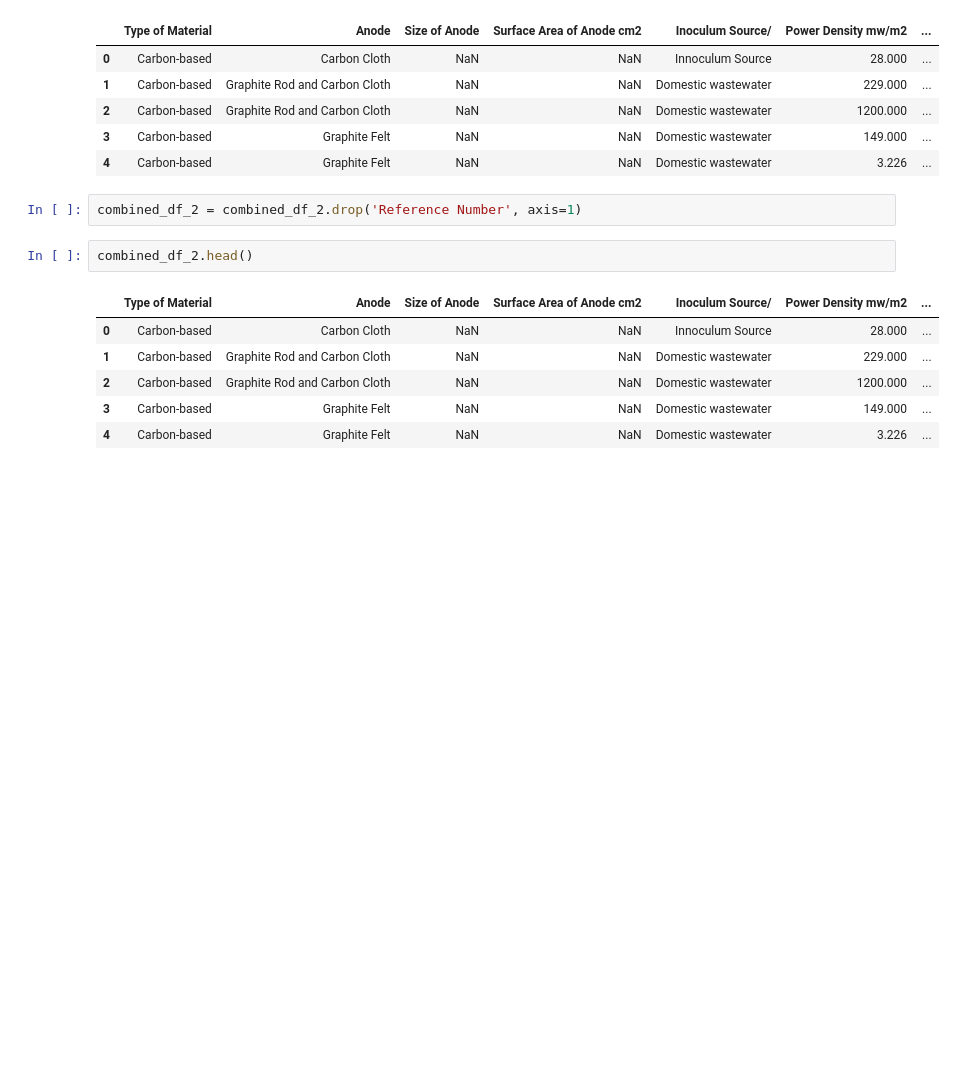
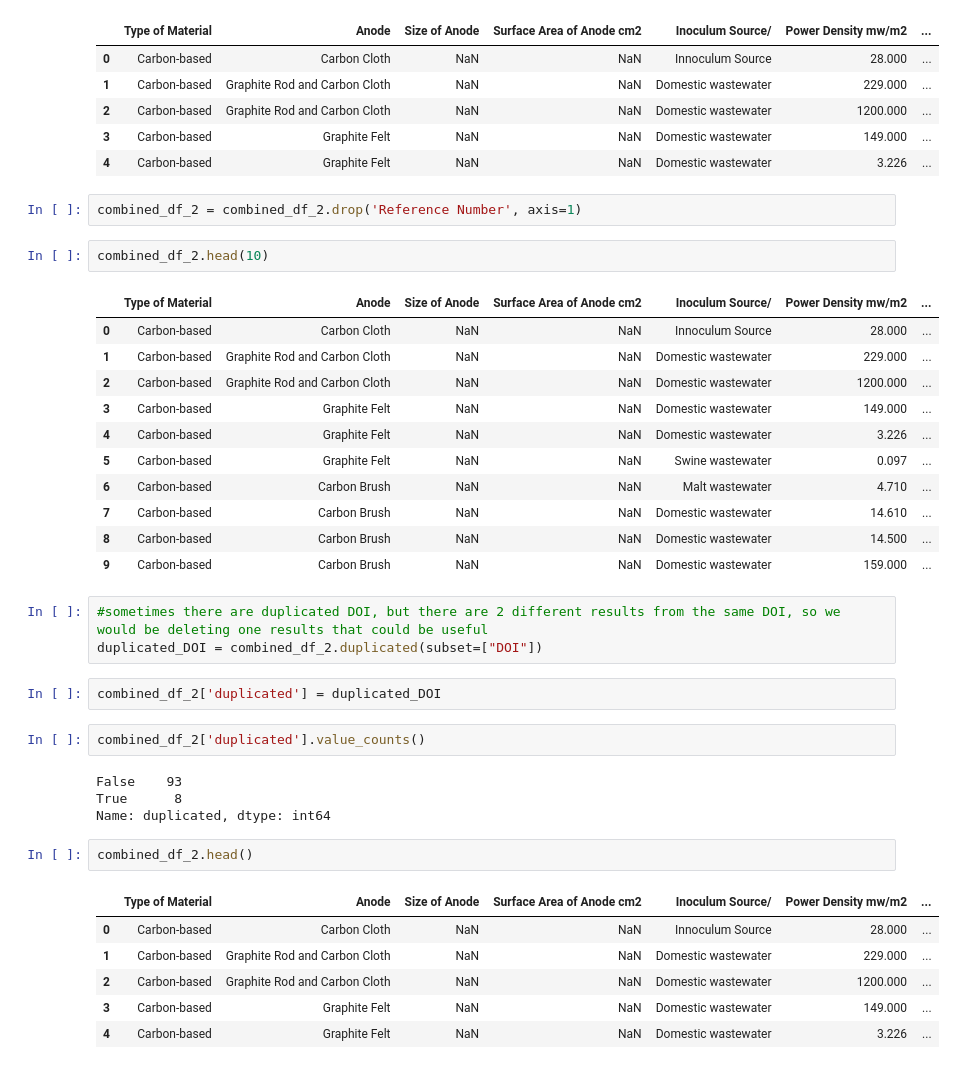
Before and after one commit to pedrohrosabraun/MFC-and-references, a Jupyter notebook: Walkthrough.ipynb, the cells around one changed output. Drawn from its saved outputs; the diff is of its cells as text; blank space fills up the shorter version.

```diff
--- a/Walkthrough.ipynb
+++ b/Walkthrough.ipynb
@@ -273,6 +273,31 @@ combined_df_2.head()
 | 4 | Carbon-based | Graphite Felt | NaN | NaN | Domestic wastewater | 3.226 | ... |
 # %%
 combined_df_2 = combined_df_2.drop('Reference Number', axis=1)
+# %%
+combined_df_2.head(10)
+# %% [output]
+|  | Type of Material | Anode | Size of Anode | Surface Area of Anode cm2 | Inoculum Source/ | Power Density mw/m2 | ... |
+| 0 | Carbon-based | Carbon Cloth | NaN | NaN | Innoculum Source | 28.000 | ... |
+| 1 | Carbon-based | Graphite Rod and Carbon Cloth | NaN | NaN | Domestic wastewater | 229.000 | ... |
+| 2 | Carbon-based | Graphite Rod and Carbon Cloth | NaN | NaN | Domestic wastewater | 1200.000 | ... |
+| 3 | Carbon-based | Graphite Felt | NaN | NaN | Domestic wastewater | 149.000 | ... |
+| 4 | Carbon-based | Graphite Felt | NaN | NaN | Domestic wastewater | 3.226 | ... |
+| 5 | Carbon-based | Graphite Felt | NaN | NaN | Swine wastewater | 0.097 | ... |
+| 6 | Carbon-based | Carbon Brush | NaN | NaN | Malt wastewater | 4.710 | ... |
+| 7 | Carbon-based | Carbon Brush | NaN | NaN | Domestic wastewater | 14.610 | ... |
+| 8 | Carbon-based | Carbon Brush | NaN | NaN | Domestic wastewater | 14.500 | ... |
+| 9 | Carbon-based | Carbon Brush | NaN | NaN | Domestic wastewater | 159.000 | ... |
+# %%
+#sometimes there are duplicated DOI, but there are 2 different results from the same DOI, so we would be deleting one results that could be useful
+duplicated_DOI = combined_df_2.duplicated(subset=["DOI"])
+# %%
+combined_df_2['duplicated'] = duplicated_DOI
+# %%
+combined_df_2['duplicated'].value_counts()
+# %% [output]
+False    93
+True      8
+Name: duplicated, dtype: int64
 # %%
 combined_df_2.head()
 # %% [output]
```
Also changed, not shown: parts of 7 cells of this notebook, 1 other file.
